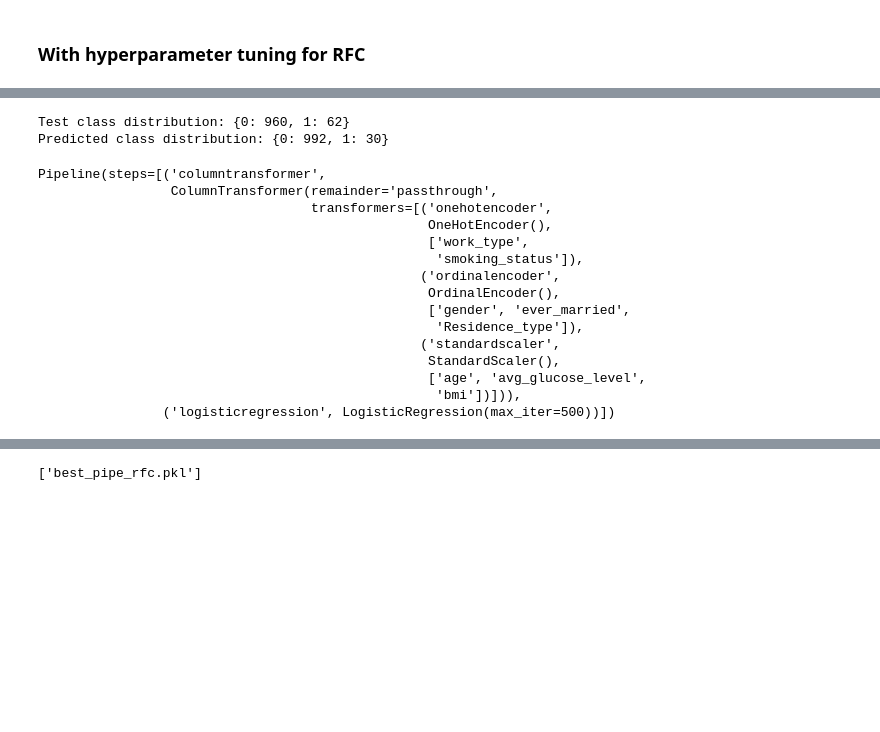
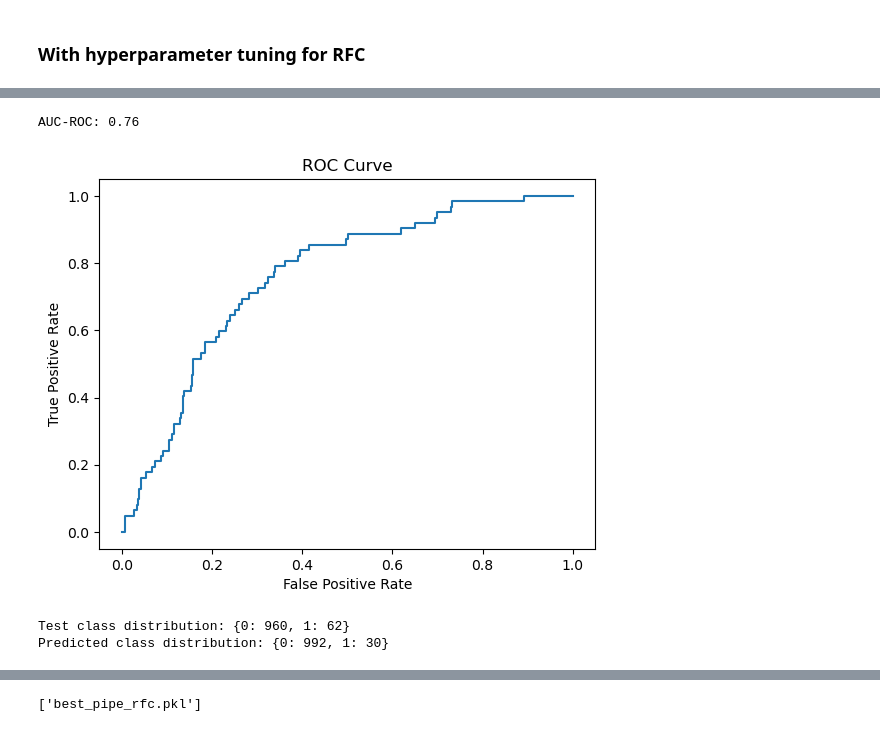
Before and after one commit to agullinashllaku/streamlit_stroke, a Jupyter notebook: Stroke-Probability.ipynb, the cells around one changed output, grey strips where cells are left out. Drawn from its saved outputs; the diff is of its cells as text; code cells hidden in the pictures; blank space fills up the shorter version.

```diff
--- a/Stroke-Probability.ipynb
+++ b/Stroke-Probability.ipynb
@@ -263,3 +276,20 @@ Precision: 0.9071189196731178
+# %%
+from sklearn.metrics import roc_auc_score, roc_curve
+
+
+y_pred_proba = pipe_svm.predict_proba(X_test)[:, 1]
+auc = roc_auc_score(y_test, y_pred_proba)
+print(f"AUC-ROC: {auc:.2f}")
+
+fpr, tpr, thresholds = roc_curve(y_test, y_pred_proba)
+plt.plot(fpr, tpr, label=f"AUC = {auc:.2f}")
+plt.xlabel("False Positive Rate")
+plt.ylabel("True Positive Rate")
+plt.title("ROC Curve")
+plt.show()
+# %% [output]
+AUC-ROC: 0.76
+[figure, added]
 # %%
 import numpy as np
 print("Test class distribution:", dict(zip(*np.unique(y_test, return_counts=True))))
@@ -267,24 +297,6 @@ print("Predicted class distribution:", dict(zip(*np.unique(y_pred, return_counts
 # %% [output]
 Test class distribution: {0: 960, 1: 62}
 Predicted class distribution: {0: 992, 1: 30}
-# %%
-pipe
-# %% [output]
-Pipeline(steps=[('columntransformer',
-                 ColumnTransformer(remainder='passthrough',
-                                   transformers=[('onehotencoder',
-                                                  OneHotEncoder(),
-                                                  ['work_type',
-                                                   'smoking_status']),
-                                                 ('ordinalencoder',
-                                                  OrdinalEncoder(),
-                                                  ['gender', 'ever_married',
-                                                   'Residence_type']),
-                                                 ('standardscaler',
-                                                  StandardScaler(),
-                                                  ['age', 'avg_glucose_level',
-                                                   'bmi'])])),
-                ('logisticregression', LogisticRegression(max_iter=500))])
 # %%
 y_prob = best_pipe_rfc.predict_proba(X_test)
 positive_prob = y_prob[:,1]
```
Also changed, not shown: parts of 21 cells of this notebook.
